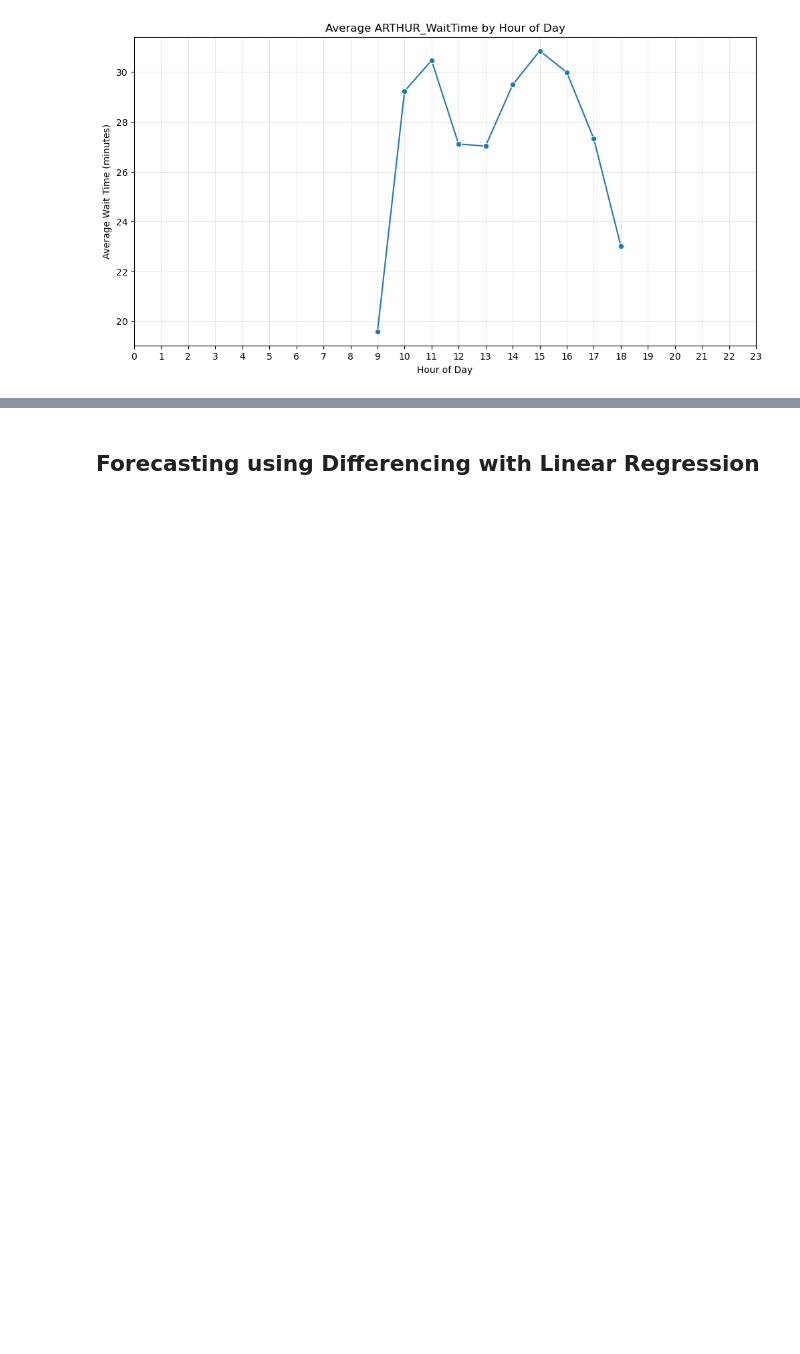
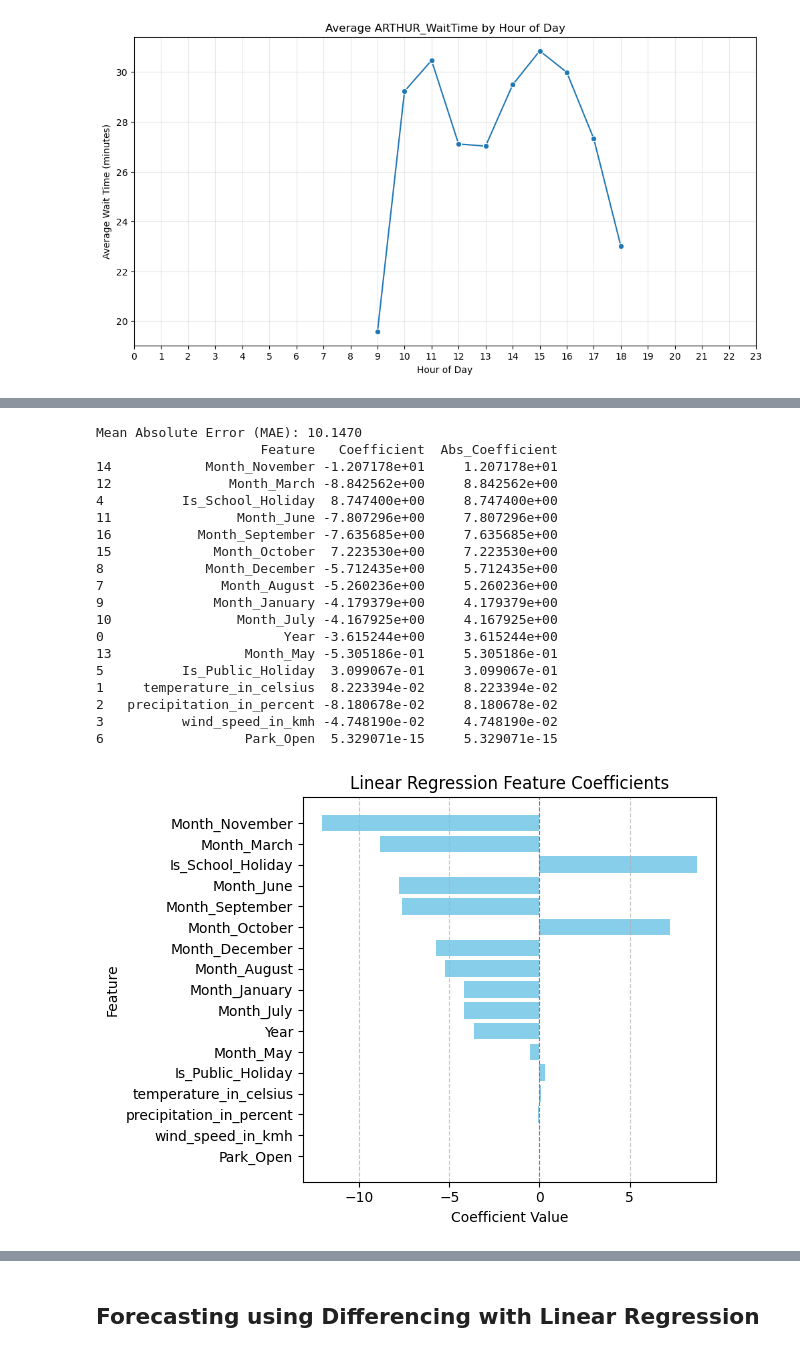
Before and after one commit to Parth-0804/ML_Presentation_Workspace, a Jupyter notebook: final_wait_time_presentation.ipynb, the cells around one changed output, grey strips where cells are left out. Drawn from its saved outputs; the diff is of its cells as text; code cells hidden in the pictures; blank space fills up the shorter version.

```diff
--- a/final_wait_time_presentation.ipynb
+++ b/final_wait_time_presentation.ipynb
@@ -754,0 +909,20 @@ if wait_time_columns and 'temp_value' in park_open_df.columns:
+# %%
+test_size = 0.3  # Using 50% for testing as specified
+X_train, X_test, y_train, y_test = train_test_split(X, y, test_size=0.3, shuffle=False)
+
+# Save the indices for later reference
+train_indices = X_train.index
+test_indices = X_test.index
+
+# 2. Handle missing values in features (impute with column mean)
+X_train = X_train.fillna(X_train.mean())
+X_test = X_test.fillna(X_train.mean())  # Use train mean for test set
+
+# 3. Model Initialization
+model = LinearRegression()
+
+# 3. Model Training
+model.fit(X_train, y_train)
+
+# 4. Prediction of Differences
+y_pred = model.predict(X_test)
@@ -754,0 +934,57 @@ if wait_time_columns and 'temp_value' in park_open_df.columns:
+# %%
+# Calculate and print MAE
+mae = mean_absolute_error(y_test, y_pred)
+print(f"Mean Absolute Error (MAE): {mae:.4f}")
+
+# --- 3. Get the coefficients ---
+# For Linear Regression, coefficients are in the 'coef_' attribute
+feature_coefficients = model.coef_
+
+# --- 4. Create a DataFrame for readability and sort ---
+# X.columns gives you the names of your features
+features_df = pd.DataFrame({
+    'Feature': X.columns,
+    'Coefficient': feature_coefficients
+})
+
+# Sort by the absolute value of the coefficient to see the strongest relationships
+# (since a negative coefficient is just as 'important' in terms of magnitude)
+features_df['Abs_Coefficient'] = abs(features_df['Coefficient'])
+features_df = features_df.sort_values(by='Abs_Coefficient', ascending=False)
+
+print(features_df)
+
+plt.barh(features_df['Feature'], features_df['Coefficient'], color='skyblue')
+
+plt.xlabel("Coefficient Value") # Changed label from "Importance"
+plt.ylabel("Feature")
+plt.title("Linear Regression Feature Coefficients") # Changed title
+plt.gca().invert_yaxis() # To have the most impactful feature (by magnitude) at the top
+
+# Add a vertical line at 0 for better visualization of positive/negative coefficients
+plt.axvline(x=0, color='grey', linestyle='--', linewidth=0.8)
+
+plt.grid(axis='x', linestyle='--', alpha=0.7) # Add a grid for better readability
+plt.tight_layout() # Adjust layout to prevent labels from overlapping
+plt.show()
+# %% [output]
+Mean Absolute Error (MAE): 10.1470
+                     Feature   Coefficient  Abs_Coefficient
+14            Month_November -1.207178e+01     1.207178e+01
+12               Month_March -8.842562e+00     8.842562e+00
+4          Is_School_Holiday  8.747400e+00     8.747400e+00
+11                Month_June -7.807296e+00     7.807296e+00
+16           Month_September -7.635685e+00     7.635685e+00
+15             Month_October  7.223530e+00     7.223530e+00
+8             Month_December -5.712435e+00     5.712435e+00
+7               Month_August -5.260236e+00     5.260236e+00
+9              Month_January -4.179379e+00     4.179379e+00
+10                Month_July -4.167925e+00     4.167925e+00
+0                       Year -3.615244e+00     3.615244e+00
+13                 Month_May -5.305186e-01     5.305186e-01
+5          Is_Public_Holiday  3.099067e-01     3.099067e-01
+1     temperature_in_celsius  8.223394e-02     8.223394e-02
+2   precipitation_in_percent -8.180678e-02     8.180678e-02
+3          wind_speed_in_kmh -4.748190e-02     4.748190e-02
+6                  Park_Open  5.329071e-15     5.329071e-15
+[figure, added]
```
Also changed, not shown: parts of 42 cells of this notebook, 1 other file.
